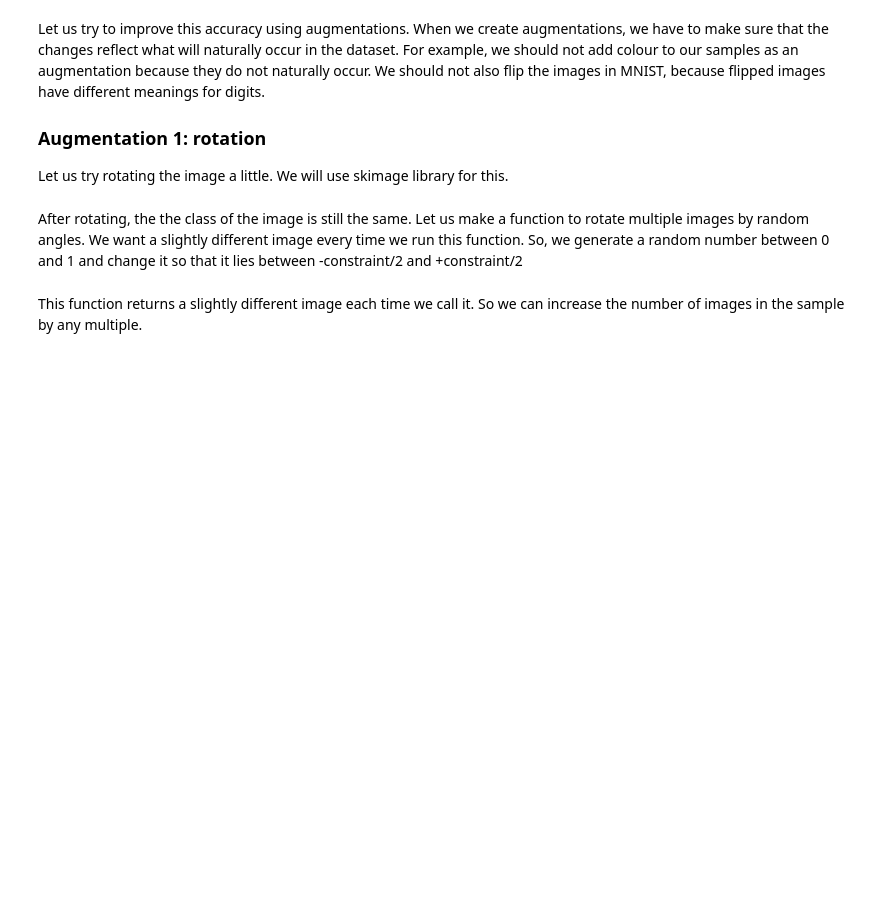
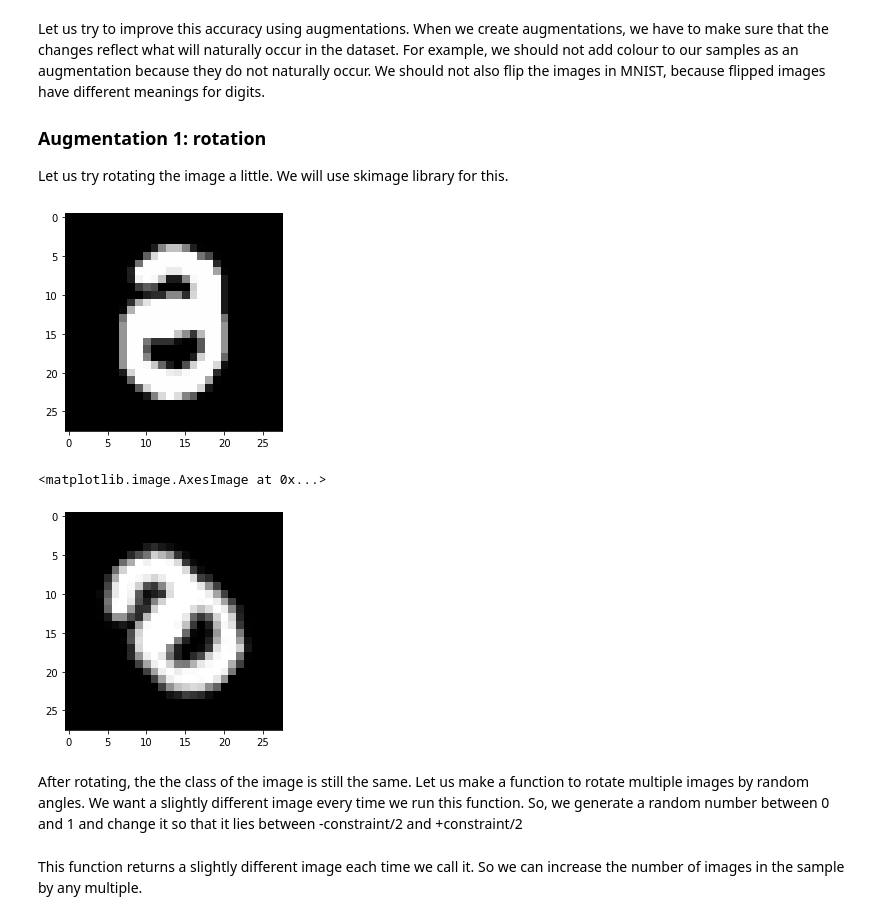
Before and after one commit to shaantanu2001/fmml2021, a Jupyter notebook: Lab3_Augmentation.ipynb, the cells around one changed output. Cells and saved outputs as stored; diff of their text form; code cells hidden in the pictures; blank space fills up the shorter version.

```diff
--- a/Lab3_Augmentation.ipynb
+++ b/Lab3_Augmentation.ipynb
@@ -65,9 +71,13 @@ Let us try to improve this accuracy using augmentations. When we create augmenta
 
 Let us try rotating the image a little. We will use skimage library for this.
 # %%
-plt.imshow(train_X[2], cmap='gray')
+plt.imshow(train_X[9], cmap='gray')
 plt.show()
-plt.imshow(rotate(train_X[2],45), cmap='gray')
+plt.imshow(rotate(train_X[9],45), cmap='gray')
+# %% [output]
+[figure, added]
+<matplotlib.image.AxesImage at 0x...>
+[figure, added]
 # %% [markdown]
 After rotating, the the class of the image is still the same. Let us make a function to rotate multiple images by random angles. We want a slightly different image every time we run this function. So, we generate a random number between 0 and 1 and change it so that it lies between -constraint/2 and +constraint/2
 # %%
```
Also changed, not shown: parts of 12 cells of this notebook.
